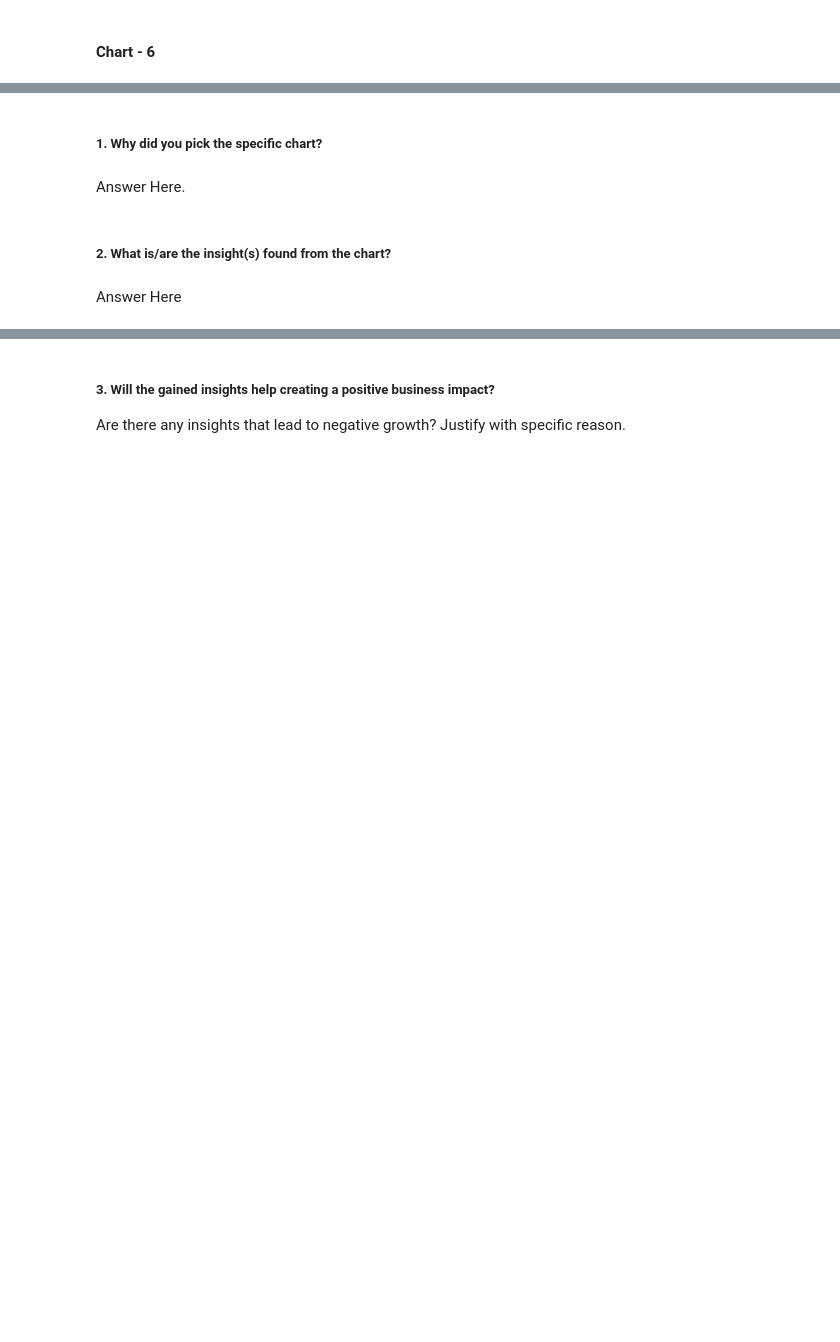
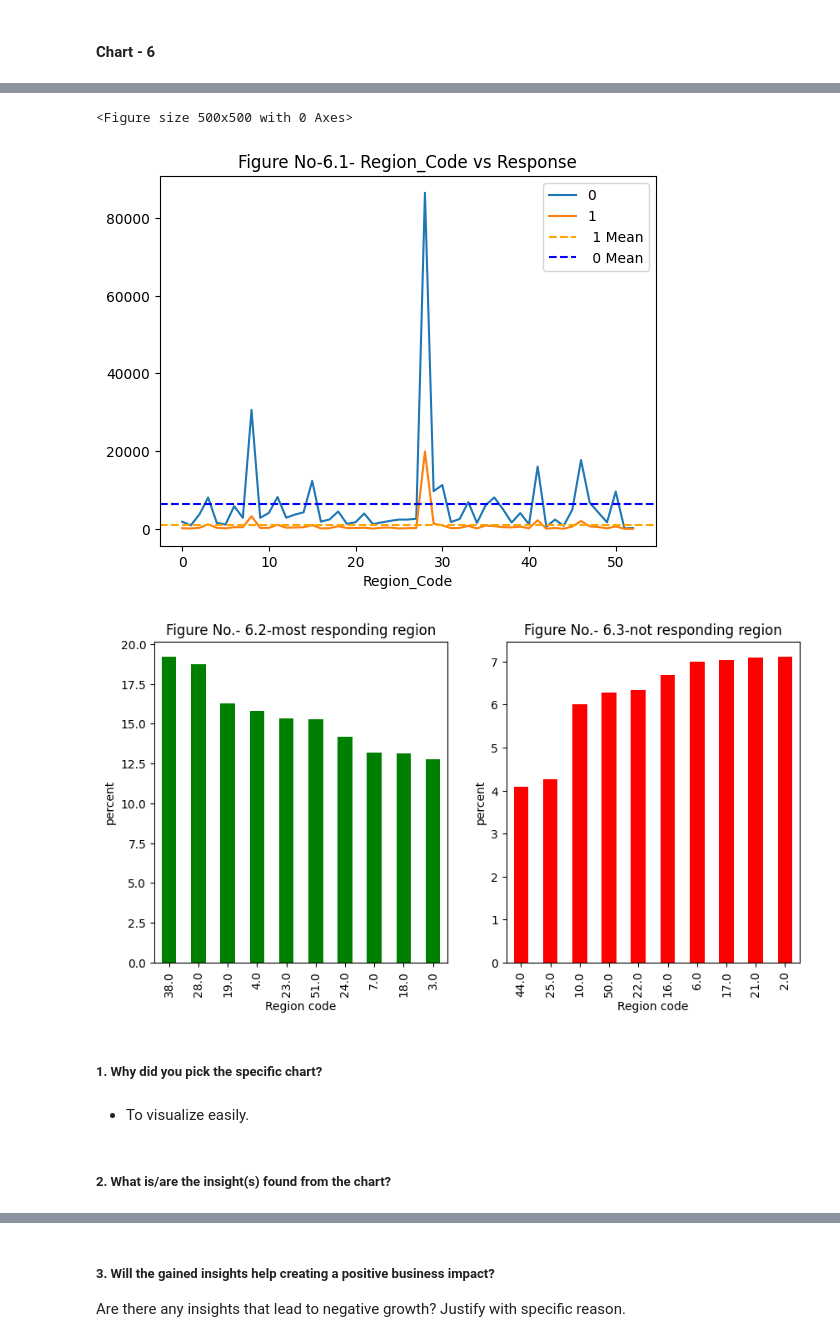
Before and after one commit to chetansgode/Health_Insurance_Cross_Sales_Prediction_classification, a Jupyter notebook: Health_Insurance_Cross_Sales_Prediction_classification.ipynb, the cells around one changed output, grey strips where cells are left out. Saved outputs shown, nothing was run; the diff lists cells and outputs as text; code cells hidden in the pictures; blank space fills up the shorter version.

```diff
--- a/Health_Insurance_Cross_Sales_Prediction_classification.ipynb
+++ b/Health_Insurance_Cross_Sales_Prediction_classification.ipynb
@@ -651,8 +683,36 @@ Are there any insights that lead to negative growth? Justify with specific reaso
+# %%
+# Chart - 6 visualization code -Region_Code vs Response
+
+ax=plt.figure(figsize=(5,5))
+df.groupby('Region_Code')['Response'].value_counts().unstack().plot(kind='line')
+plt.axhline((df.groupby('Region_Code')['Response'].value_counts().unstack())[1].mean(),linestyle='dashed',color='orange',label=' 1 Mean')
+plt.axhline((df.groupby('Region_Code')['Response'].value_counts().unstack())[0].mean(),linestyle='dashed',color='blue',label=' 0 Mean')
+plt.legend()
+plt.title('Figure No-6.1- Region_Code vs Response')
+plt.show()
+
+# top 10 responding region
+fig,axs=plt.subplots(1,2,figsize=(10,5))
+
+
+a['perc_positive_respond'].sort_values(ascending=False).head(10).plot(kind='bar', ax=axs[0] ,color='green')
+axs[0].set_title('Figure No.- 6.2-most responding region')
+axs[0].set_xlabel('Region code')
+axs[0].set_ylabel('percent')
+
+# top 10 not responding region
+a['perc_positive_respond'].sort_values(ascending=True).head(10).plot(kind='bar' , ax=axs[1],color='red')
+axs[1].set_title('Figure No.- 6.3-not responding region')
+axs[1].set_xlabel('Region code')
+axs[1].set_ylabel('percent')
+plt.show()
+# %% [output]
+<Figure size 500x500 with 0 Axes>
+[figure, added]
+[figure, added]
 # %% [markdown]
 ##### 1. Why did you pick the specific chart?
-# %% [markdown]
-Answer Here.
+# %% [markdown]
+* To visualize easily.
 # %% [markdown]
 ##### 2. What is/are the insight(s) found from the chart?
-# %% [markdown]
-Answer Here
```
Also changed, not shown: parts of 31 cells of this notebook.
